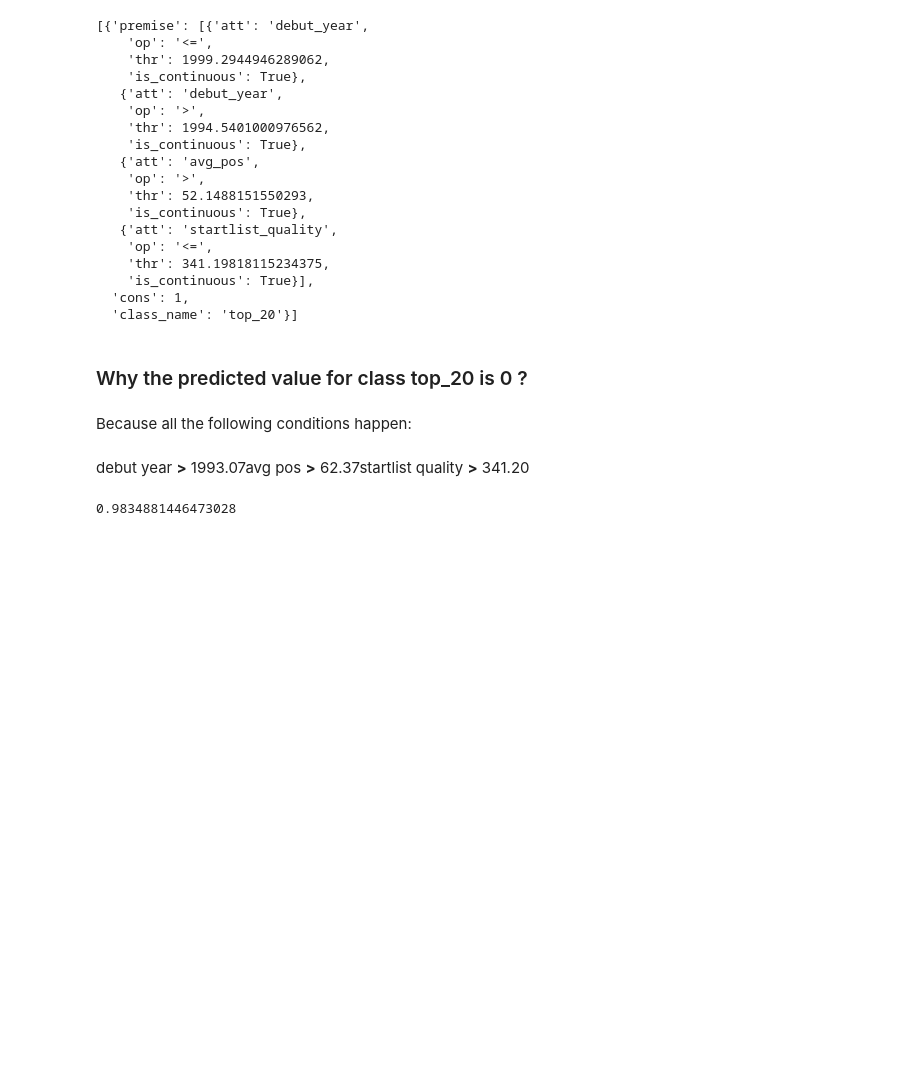
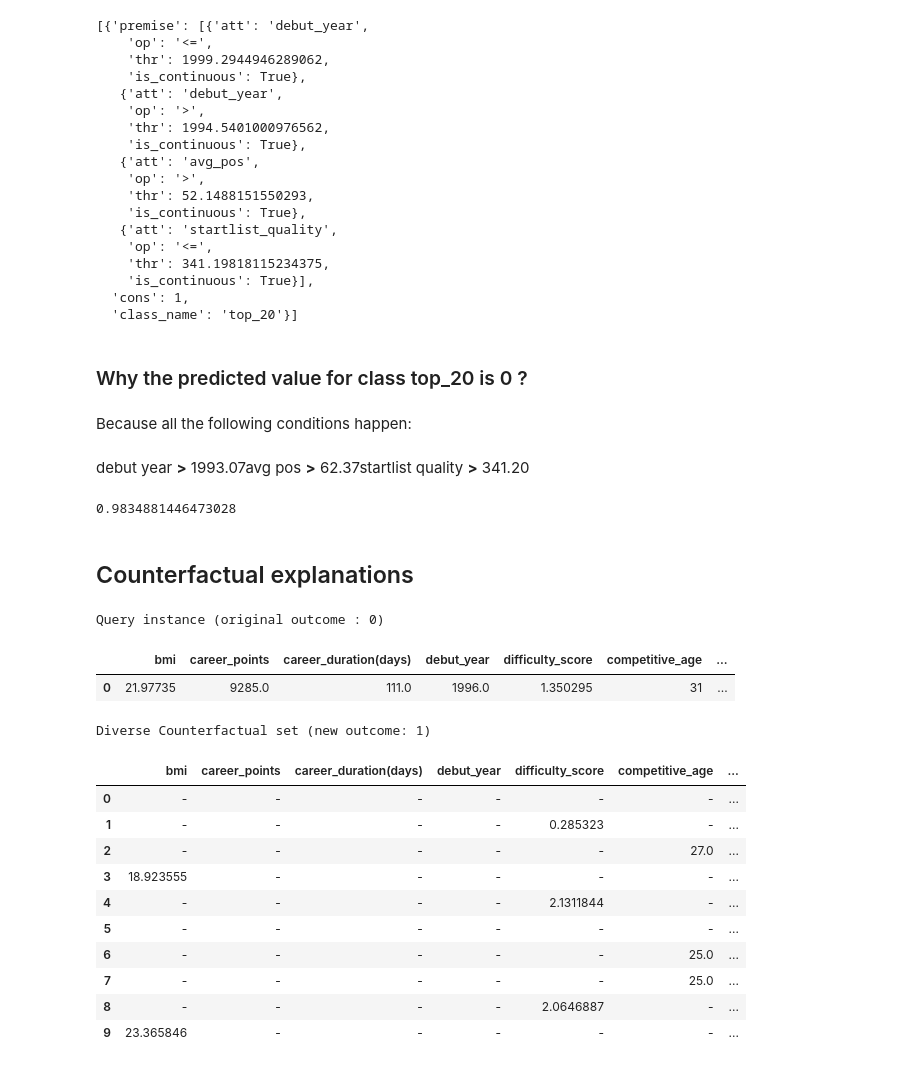
Before and after one commit to DadeOrsu/dm_project24_group_6, a Jupyter notebook: src/task5_xai/bagging_explanation.ipynb, the cells around one changed output. Cells and saved outputs as stored; diff of their text form; code cells hidden in the pictures; blank space fills up the shorter version.

Commit message:
Added counterfactuals, TODO: add comments

```diff
--- a/src/task5_xai/bagging_explanation.ipynb
+++ b/src/task5_xai/bagging_explanation.ipynb
@@ -177,3 +177,53 @@ debut year > 1993.07avg pos > 62.37startlist quality > 341.20
 explanation.expDict["fidelity"]
 # %% [output]
 0.9834881446473028
+# %% [markdown]
+## Counterfactual explanations
+# %%
+import dice_ml
+
+# need to convert data to the Dice format
+dice_train_dataset = train_data_sampled.copy()
+dice_train_dataset["top_20"] = train_labels_sampled
+dice_dataset = dice_ml.Data(
+    dataframe=dice_train_dataset,
+    outcome_name="top_20",
+    continuous_features=dice_train_dataset.columns.tolist()[:-1]
+)
+
+dice_model = dice_ml.Model(
+    model=rfc,
+    backend="sklearn",  # dice supports several frameworks, e.g., pytorch, tensorflow
+)
+# %%
+# the Dice object interfaces the counterfactual search
+explanation_algorithm = dice_ml.Dice(
+    dice_dataset,
+    dice_model,
+    method="random"  # random search for counterfactuals
+    # method="gradient"  # gradient ASCent
+    # method="genetic"  # genetic algorithm for search
+)
+
+explanation = explanation_algorithm.generate_counterfactuals(
+    dice_train_dataset.head(1).drop("top_20", axis="columns"),
+    total_CFs=10,  # number of counterfactuals to generate
+)
+# %%
+explanation.visualize_as_dataframe(show_only_changes=True)
+# %% [output]
+Query instance (original outcome : 0)
+|  | bmi | career_points | career_duration(days) | debut_year | difficulty_score | competitive_age | ... |
+| 0 | 21.97735 | 9285.0 | 111.0 | 1996.0 | 1.350295 | 31 | ... |
+Diverse Counterfactual set (new outcome: 1)
+|  | bmi | career_points | career_duration(days) | debut_year | difficulty_score | competitive_age | ... |
+| 0 | - | - | - | - | - | - | ... |
+| 1 | - | - | - | - | 0.285323 | - | ... |
+| 2 | - | - | - | - | - | 27.0 | ... |
+| 3 | 18.923555 | - | - | - | - | - | ... |
+| 4 | - | - | - | - | 2.1311844 | - | ... |
+| 5 | - | - | - | - | - | - | ... |
+| 6 | - | - | - | - | - | 25.0 | ... |
+| 7 | - | - | - | - | - | 25.0 | ... |
+| 8 | - | - | - | - | 2.0646887 | - | ... |
+| 9 | 23.365846 | - | - | - | - | - | ... |
```
Also changed, not shown: parts of 4 cells of this notebook.
